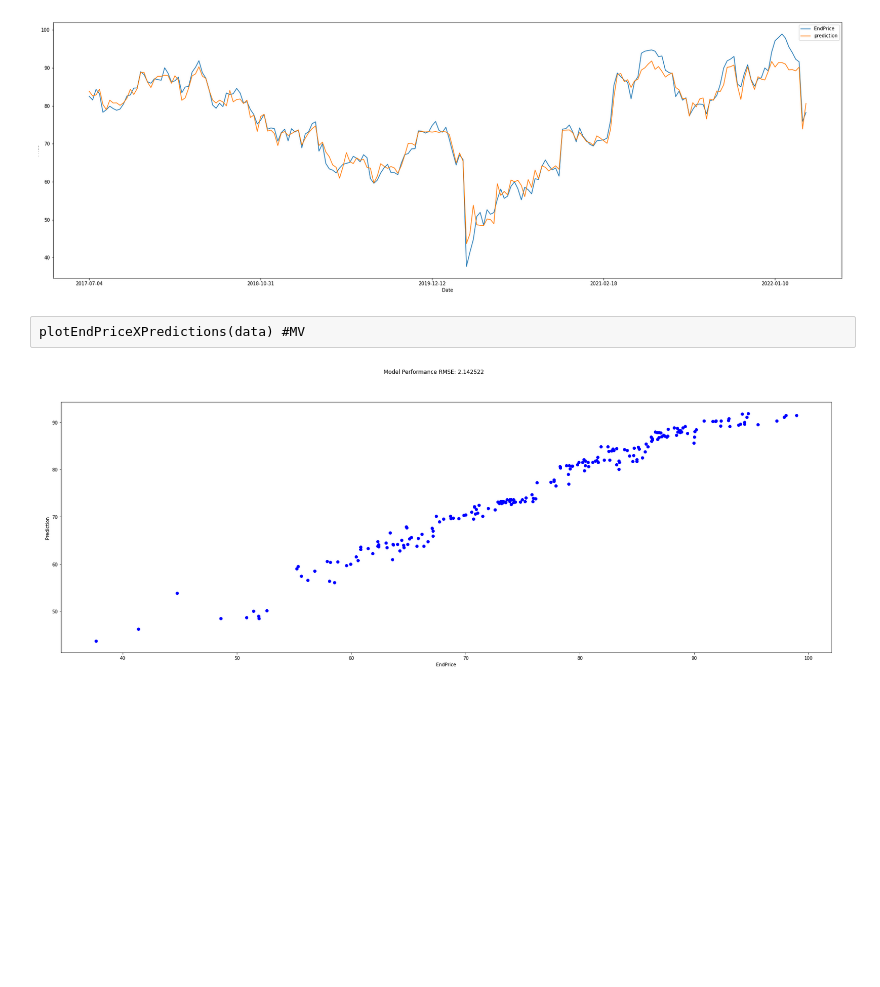
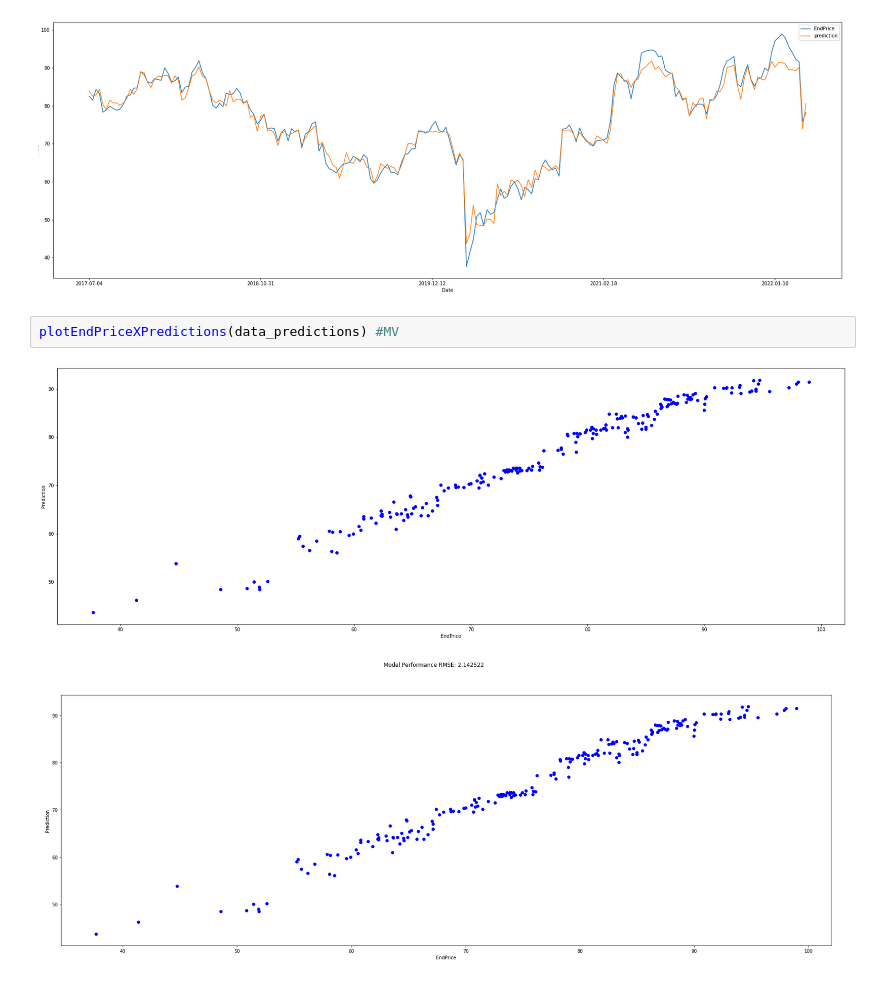
Before and after one commit to franciscomendes00/ABD, a Jupyter notebook: Grupo5_ABD_Notebook.ipynb, the cells around one changed output. Drawn from its saved outputs; the diff is of its cells as text; blank space fills up the shorter version.

```diff
--- a/Grupo5_ABD_Notebook.ipynb
+++ b/Grupo5_ABD_Notebook.ipynb
@@ -396,7 +423,9 @@ timeseries_plot(data.toPandas(), [mnemonic], ['EndPrice', 'prediction']) #MV
 # %% [markdown]
 ![PredictionsGraph.png](attachment:b9014a39-1790-497a-8a9d-4c71ad64607e.png)
 # %%
-plotEndPriceXPredictions(data) #MV
+plotEndPriceXPredictions(data_predictions) #MV
+# %% [output]
+[figure, added]
 # %% [markdown]
 ![EndPrice-X-Prediction.png](attachment:9b1c4f7d-1fbe-4b4a-97ab-337d8ce84ca7.png)
 # %%
```
Also changed, not shown: parts of 8 cells of this notebook.
